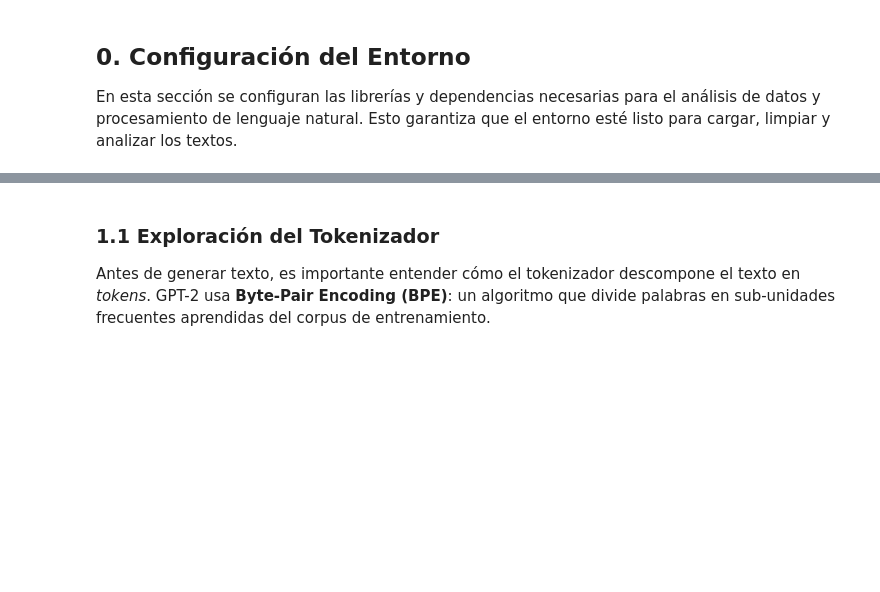
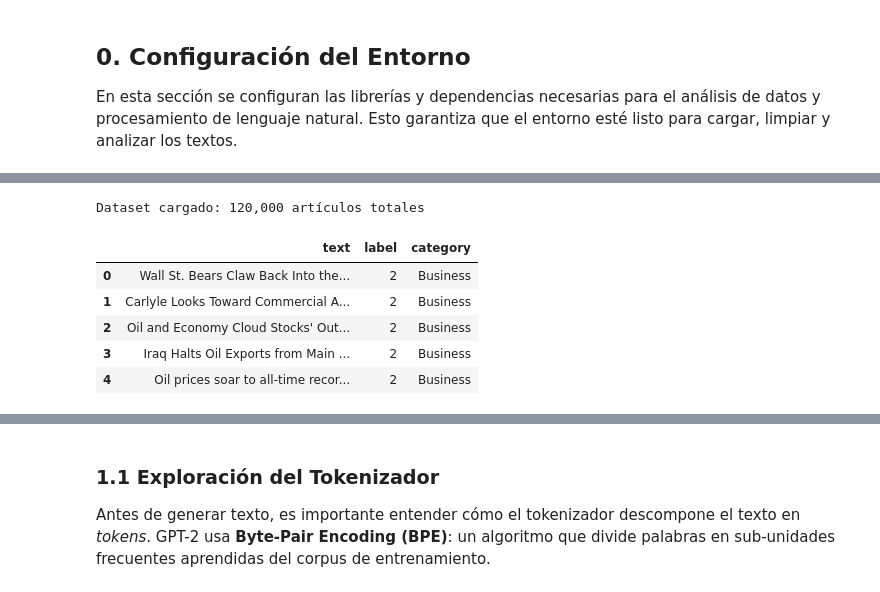
Before and after one commit to sebastianb92/nlp-labs, a Jupyter notebook: Session6/1-Chatbot-langchain.ipynb, the cells around one changed output, grey strips where cells are left out. Saved outputs shown, nothing was run; the diff lists cells and outputs as text; code cells hidden in the pictures; blank space fills up the shorter version.

```diff
--- a/Session6/1-Chatbot-langchain.ipynb
+++ b/Session6/1-Chatbot-langchain.ipynb
@@ -86,0 +127,24 @@ GPT2LMHeadModel(
+# %%
+# ============================================================
+# CARGA DEL DATASET AG NEWS
+# ============================================================
+dataset = load_dataset("ag_news", split="train")
+
+# Convertir a DataFrame para exploración más fácil
+df_full = pd.DataFrame(dataset)
+
+# Mapeo de etiquetas numéricas a nombres legibles
+label_map = {0: "World", 1: "Sports", 2: "Business", 3: "Sci/Tech"}
+df_full["category"] = df_full["label"].map(label_map)
+
+print(f"\nDataset cargado: {len(df_full):,} artículos totales")
+
+df_full.head()
+# %% [output]
+Dataset cargado: 120,000 artículos totales
+|  | text | label | category |
+| 0 | Wall St. Bears Claw Back Into the... | 2 | Business |
+| 1 | Carlyle Looks Toward Commercial A... | 2 | Business |
+| 2 | Oil and Economy Cloud Stocks' Out... | 2 | Business |
+| 3 | Iraq Halts Oil Exports from Main ... | 2 | Business |
+| 4 | Oil prices soar to all-time recor... | 2 | Business |
```
Also changed, not shown: parts of 28 cells of this notebook.
